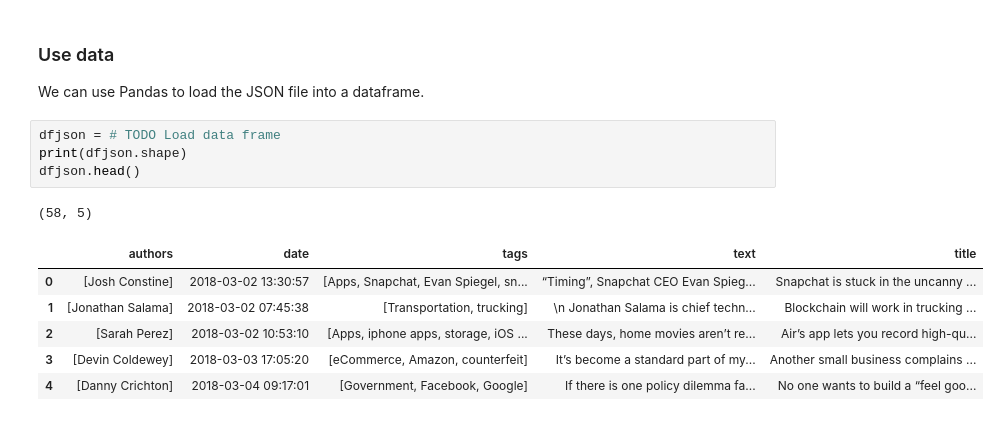
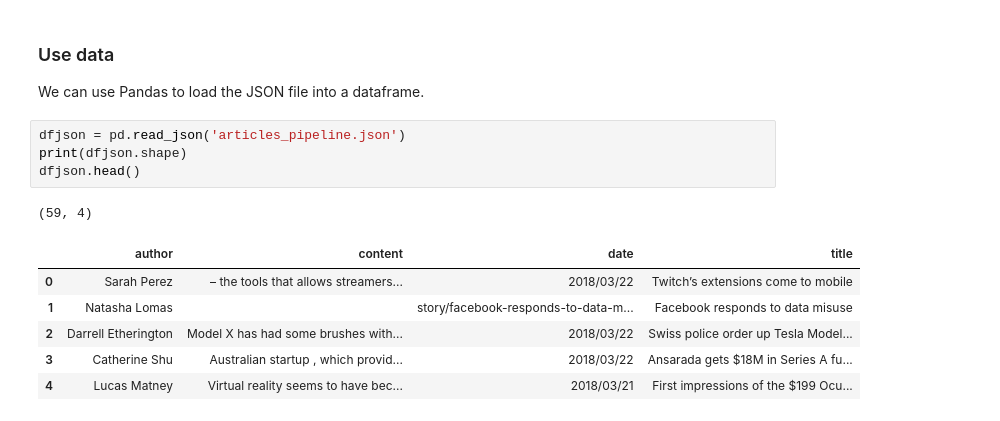
Before and after one commit to mpSchrader/MPI-Webcrawlling-Tutorium, a Jupyter notebook: 03_High_Level_Crawling_Exercise.ipynb, the cells around one changed output. Drawn from its saved outputs; the diff is of its cells as text.

```diff
--- a/03_High_Level_Crawling_Exercise.ipynb
+++ b/03_High_Level_Crawling_Exercise.ipynb
@@ -97,14 +131,14 @@ Starting Crawling: https://techcrunch.com/page/3/
 ### Use data
 We can use Pandas to load the JSON file into a dataframe.
 # %%
-dfjson = # TODO Load data frame
+dfjson = pd.read_json('articles_pipeline.json')
 print(dfjson.shape)
 dfjson.head()
 # %% [output]
-(58, 5)
+(59, 4)
-|  | authors | date | tags | text | title |
-| 0 | [Josh Constine] | 2018-03-02 13:30:57 | [Apps, Snapchat, Evan Spiegel, sn... | “Timing”, Snapchat CEO Evan Spieg... | Snapchat is stuck in the uncanny ... |
-| 1 | [Jonathan Salama] | 2018-03-02 07:45:38 | [Transportation, trucking] | \n Jonathan Salama is chief techn... | Blockchain will work in trucking ... |
-| 2 | [Sarah Perez] | 2018-03-02 10:53:10 | [Apps, iphone apps, storage, iOS ... | These days, home movies aren’t re... | Air’s app lets you record high-qu... |
-| 3 | [Devin Coldewey] | 2018-03-03 17:05:20 | [eCommerce, Amazon, counterfeit] | It’s become a standard part of my... | Another small business complains ... |
-| 4 | [Danny Crichton] | 2018-03-04 09:17:01 | [Government, Facebook, Google] | If there is one policy dilemma fa... | No one wants to build a “feel goo... |
+|  | author | content | date | title |
+| 0 | Sarah Perez | – the tools that allows streamers... | 2018/03/22 | Twitch’s extensions come to mobile |
+| 1 | Natasha Lomas |  | story/facebook-responds-to-data-m... | Facebook responds to data misuse |
+| 2 | Darrell Etherington | Model X has had some brushes with... | 2018/03/22 | Swiss police order up Tesla Model... |
+| 3 | Catherine Shu | Australian startup , which provid... | 2018/03/22 | Ansarada gets $18M in Series A fu... |
+| 4 | Lucas Matney | Virtual reality seems to have bec... | 2018/03/21 | First impressions of the $199 Ocu... |
```
Also changed, not shown: parts of 2 cells of this notebook, 2 other files.
